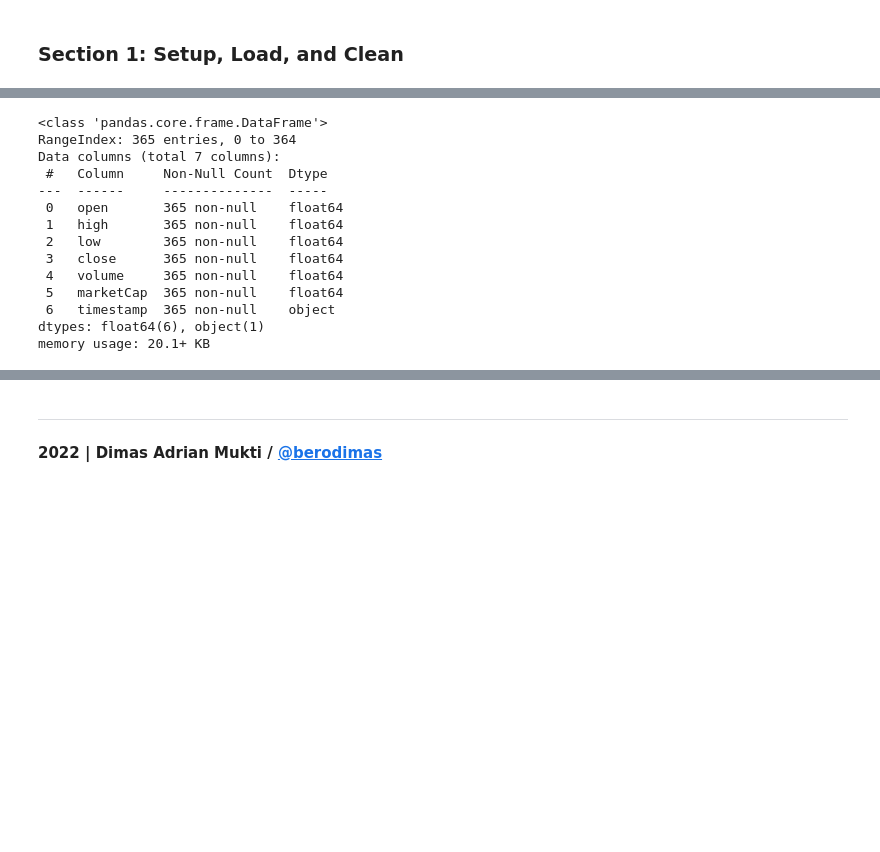
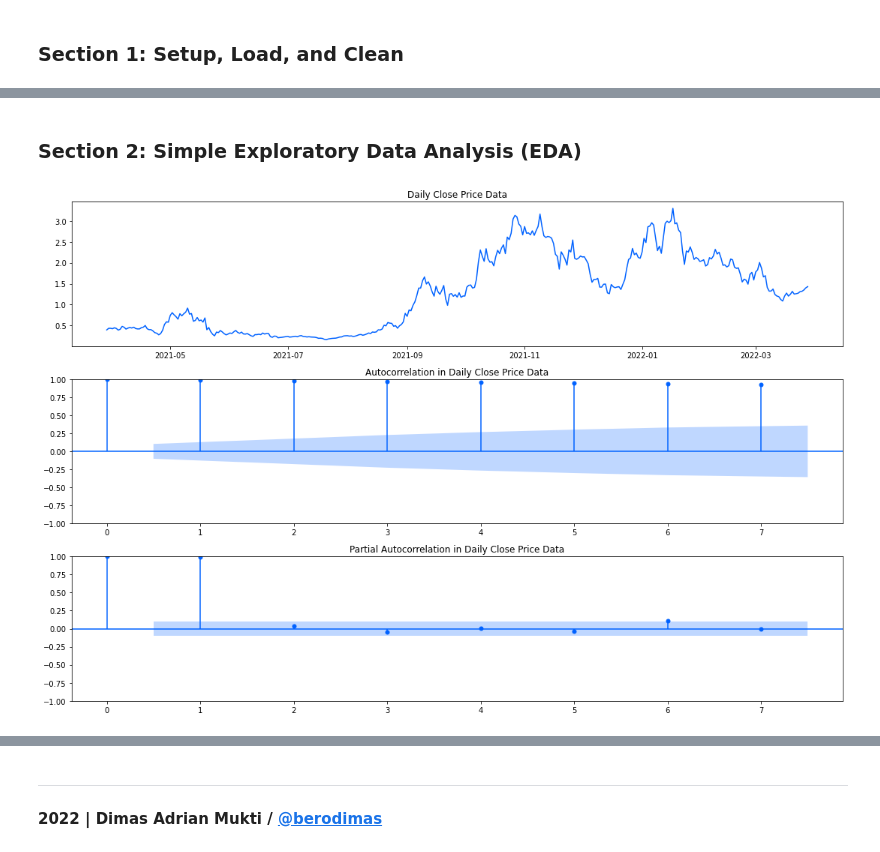
Before and after one commit to berodimas/one-month-one-dataset, a Jupyter notebook: [2022-03] Fantom (FTM) Historical Prices Analysis/ftm_historical_data_analysis.ipynb, the cells around one changed output, grey strips where cells are left out. Saved outputs shown, nothing was run; the diff lists cells and outputs as text; code cells hidden in the pictures; blank space fills up the shorter version.

```diff
--- a/[2022-03] Fantom (FTM) Historical Prices Analysis/ftm_historical_data_analysis.ipynb
+++ b/[2022-03] Fantom (FTM) Historical Prices Analysis/ftm_historical_data_analysis.ipynb
@@ -57,18 +81,13 @@ df.head()
-# %%
-## Examine the information from the data
-df.info()
-# %% [output]
-<class 'pandas.core.frame.DataFrame'>
-RangeIndex: 365 entries, 0 to 364
-Data columns (total 7 columns):
- #   Column     Non-Null Count  Dtype
----  ------     --------------  -----
- 0   open       365 non-null    float64
- 1   high       365 non-null    float64
- 2   low        365 non-null    float64
- 3   close      365 non-null    float64
- 4   volume     365 non-null    float64
- 5   marketCap  365 non-null    float64
- 6   timestamp  365 non-null    object
-dtypes: float64(6), object(1)
-memory usage: 20.1+ KB
+# %%
+## Create a dataframe with only close price
+dataframe_ftm = df[['close']]
+# %% [markdown]
+### **Section 2: Simple Exploratory Data Analysis (EDA)**
+# %%
+## Import neccessary libraries for EDA
+from colorsetup import colors, palette
+import matplotlib.pyplot as plt
+import seaborn as sns
+%matplotlib inline
+plotsize = (13, 5)
+sns.set_palette(palette)
@@ -74,0 +96,13 @@ memory usage: 20.1+ KB
+# %%
+## Display and visualize Daily Close Price Data
+fig, axes = plt.subplots(3, 1, figsize=(15, 10),)
+axes[0].plot(dataframe_ftm)
+axes[0].title.set_text('Daily Close Price Data')
+plot_acf(dataframe_ftm['close'], lags=7, ax=axes[1],
+         title='Autocorrelation in Daily Close Price Data')
+plot_pacf(dataframe_ftm['close'], lags=7, ax=axes[2],
+          title='Partial Autocorrelation in Daily Close Price Data')
+fig.tight_layout()
+plt.show()
+# %% [output]
+[figure, added]
```
Also changed, not shown: parts of 41 cells of this notebook, 2 other files.
